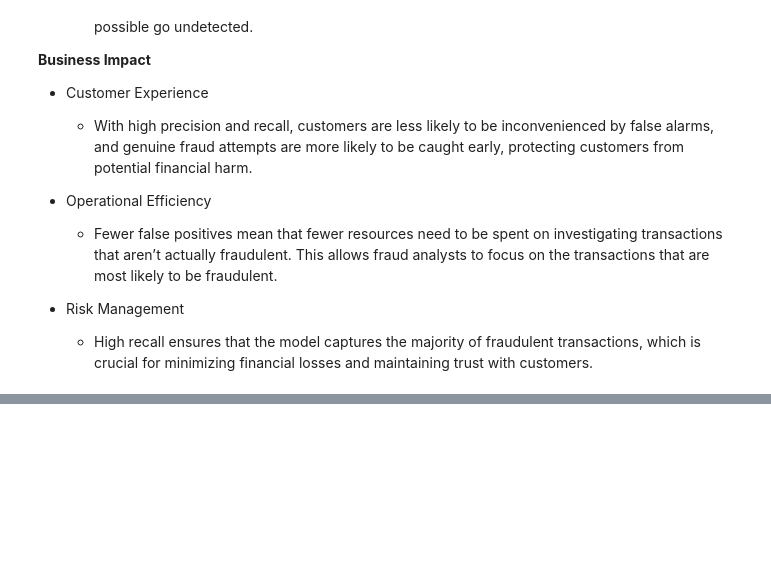
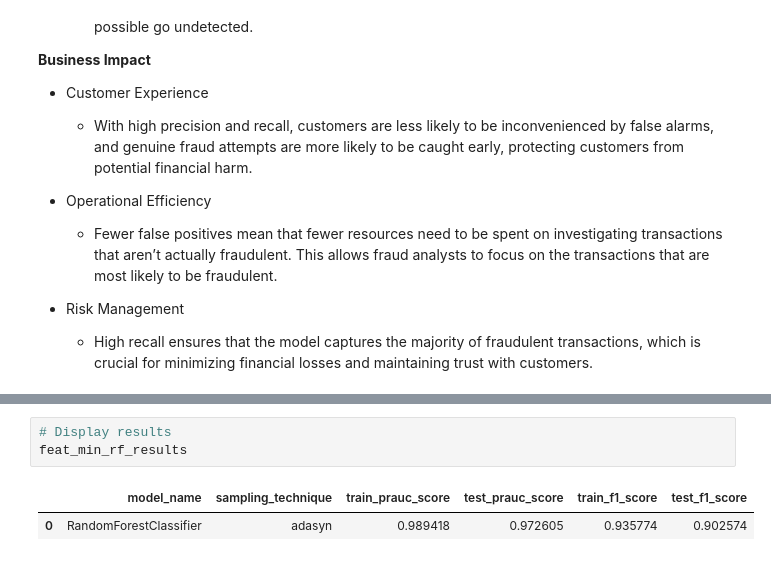
Before and after one commit to evan-rosenbaum1/credit_card_transactions_fraud_detection_and_analysis, a Jupyter notebook: notebooks/credit_card_transactions_fraud_detection_and_analysis.ipynb, the cells around one changed output, grey strips where cells are left out. Saved outputs shown, nothing was run; the diff lists cells and outputs as text; blank space fills up the shorter version.

```diff
--- a/notebooks/credit_card_transactions_fraud_detection_and_analysis.ipynb
+++ b/notebooks/credit_card_transactions_fraud_detection_and_analysis.ipynb
@@ -1251,0 +1309,6 @@ The PR-AUC evaluation metric highlights the model's:
+# %%
+# Display results
+feat_min_rf_results
+# %% [output]
+|  | model_name | sampling_technique | train_prauc_score | test_prauc_score | train_f1_score | test_f1_score |
+| 0 | RandomForestClassifier | adasyn | 0.989418 | 0.972605 | 0.935774 | 0.902574 |
```
Also changed, not shown: parts of 27 cells of this notebook, 1 other file.
